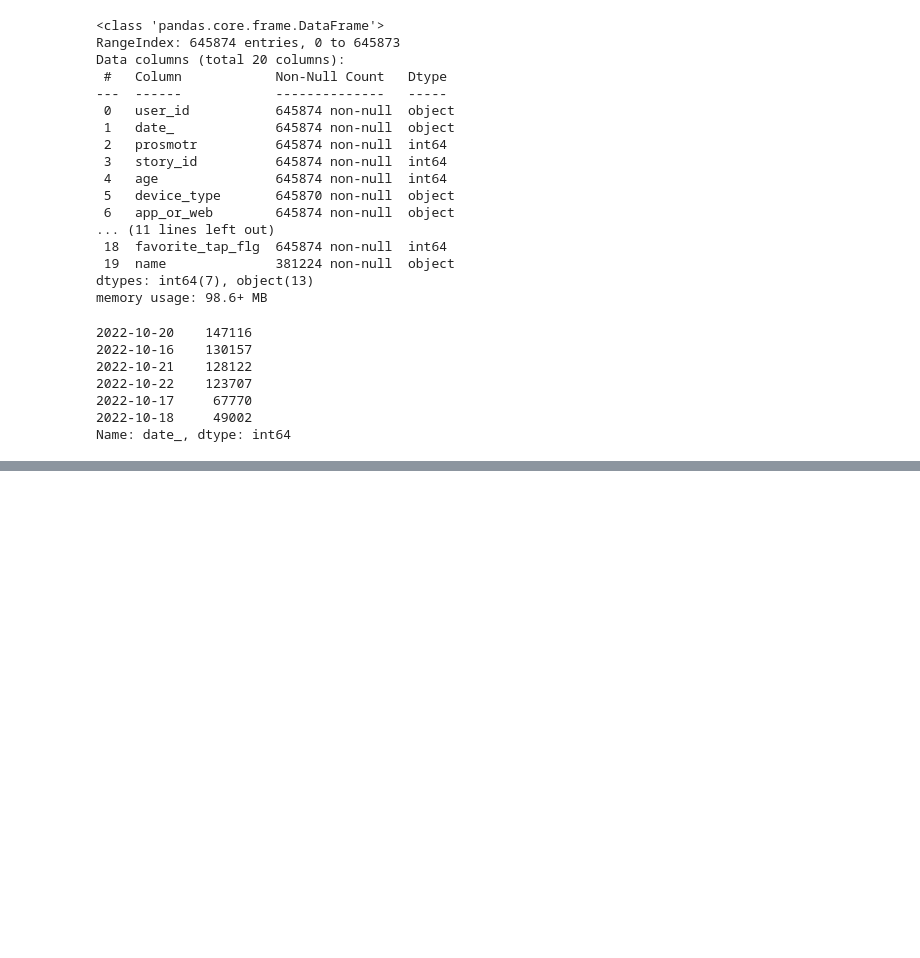
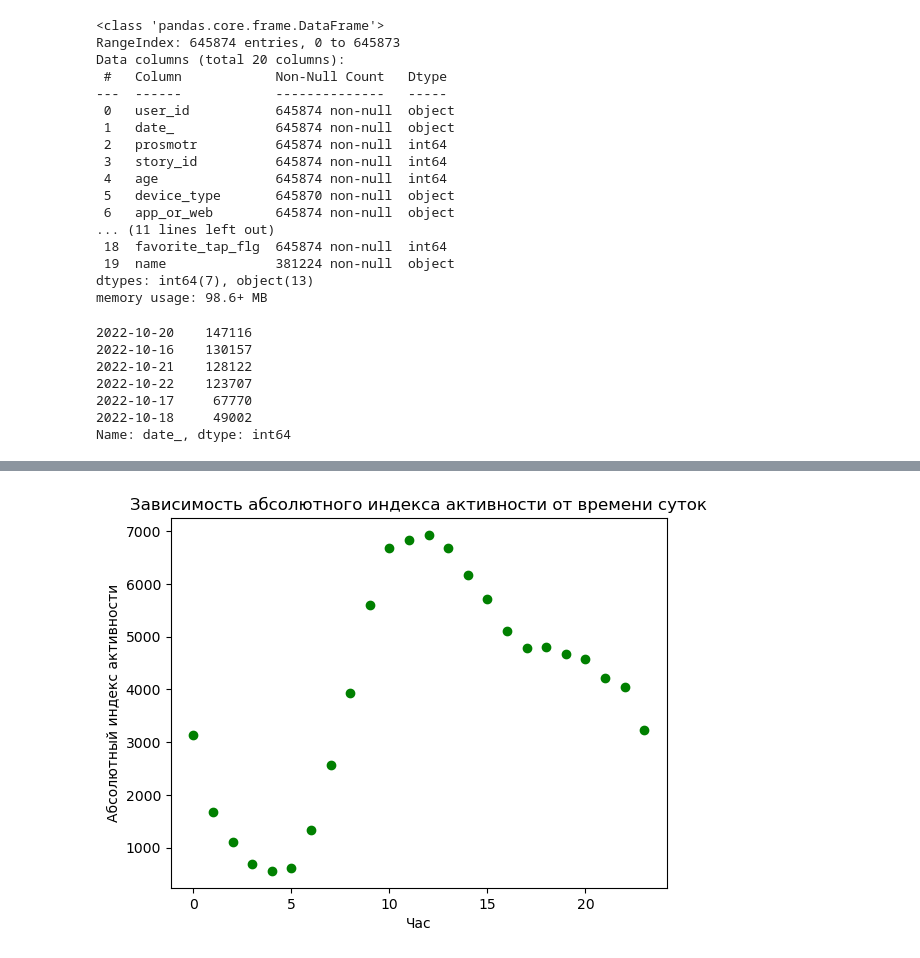
Before and after one commit to VlanAni/DANO-project, a Jupyter notebook: Untitled1.ipynb, the cells around one changed output, grey strips where cells are left out. Drawn from its saved outputs; the diff is of its cells as text; code cells hidden in the pictures; blank space fills up the shorter version.

```diff
--- a/Untitled1.ipynb
+++ b/Untitled1.ipynb
@@ -157,0 +110,3 @@ print('Корреляция между часом и средним индекс
+# %%
+hours_act = data.groupby('user_hour', as_index=False).agg({'index': 'sum'}).sort_values('user_hour')
+hours_act
@@ -157,0 +137,3 @@ print('Корреляция между часом и средним индекс
+# %%
+hours_count = data.user_hour.value_counts()
+hours_count
@@ -157,0 +158,6 @@ print('Корреляция между часом и средним индекс
+# %%
+hours_act['otn_index'] = 0 * hours_act.shape[0]
+# %%
+for i in range(hours_act.shape[0]):
+    hours_act.iloc[i, 2] += round(hours_act.iloc[i, 1] / hours_count[i], 3)
+hours_act
@@ -157,0 +182,9 @@ print('Корреляция между часом и средним индекс
+# %%
+#график по абсолютному индексу
+plt.scatter(x=hours_act['user_hour'], y=hours_act['index'], color='green')
+plt.xlabel('Час')
+plt.ylabel('Абсолютный индекс активности')
+plt.title('Зависимость абсолютного индекса активности от времени суток')
+plt.show()
+# %% [output]
+[figure, added]
```
Also changed, not shown: parts of 34 cells of this notebook.
